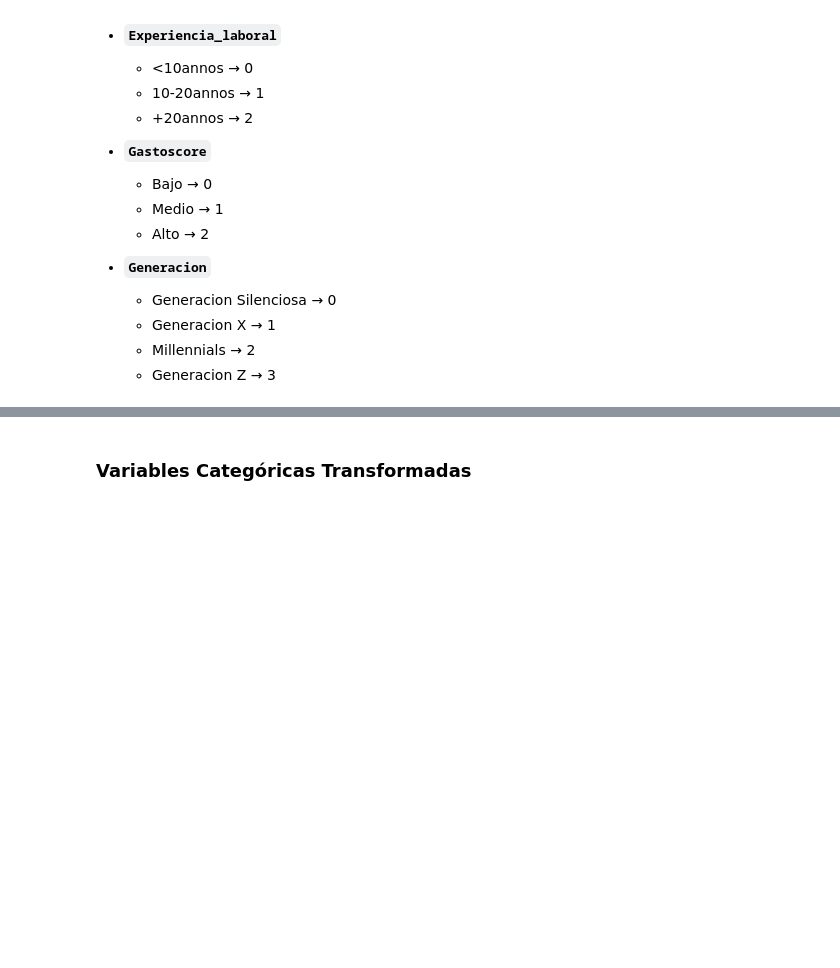
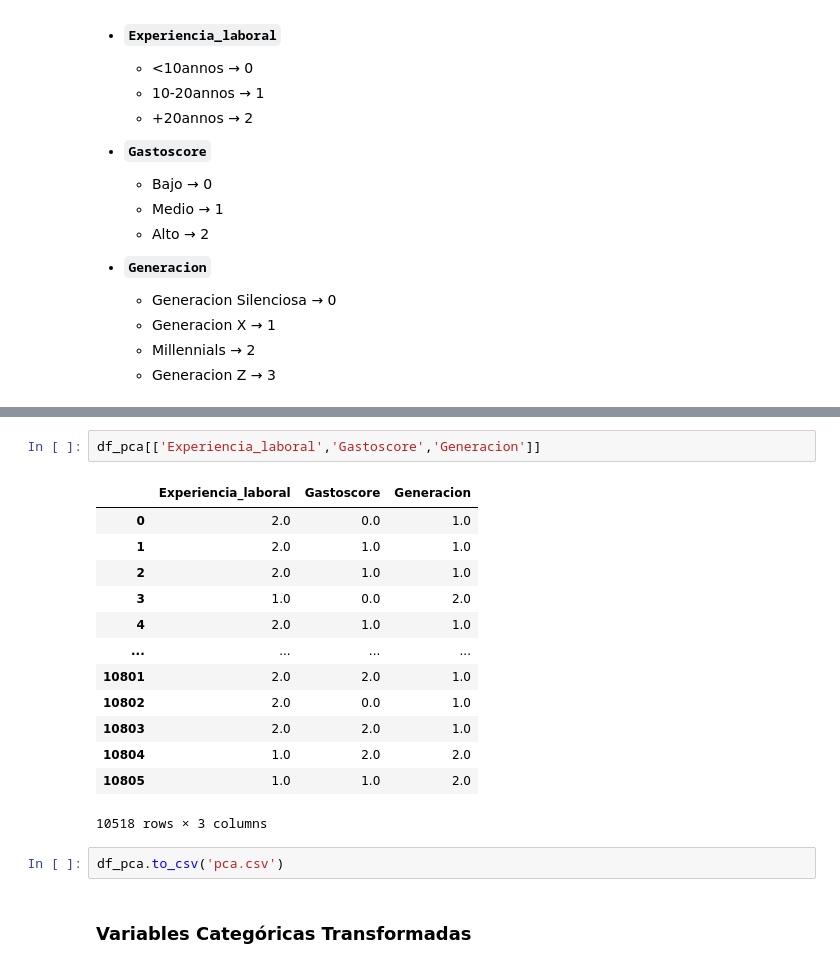
Before and after one commit to martinagg7/gd_pca, a Jupyter notebook: notebooks/01_cleaning.ipynb, the cells around one changed output, grey strips where cells are left out. Drawn from its saved outputs; the diff is of its cells as text; blank space fills up the shorter version.

```diff
--- a/notebooks/01_cleaning.ipynb
+++ b/notebooks/01_cleaning.ipynb
@@ -462,3 +488,21 @@ df_pca['Generacion'] = df_pca['Generacion'].map(map_generacion)
+# %%
+df_pca[['Experiencia_laboral','Gastoscore','Generacion']]
+# %% [output]
+|  | Experiencia_laboral | Gastoscore | Generacion |
+| 0 | 2.0 | 0.0 | 1.0 |
+| 1 | 2.0 | 1.0 | 1.0 |
+| 2 | 2.0 | 1.0 | 1.0 |
+| 3 | 1.0 | 0.0 | 2.0 |
+| 4 | 2.0 | 1.0 | 1.0 |
+| ... | ... | ... | ... |
+| 10801 | 2.0 | 2.0 | 1.0 |
+| 10802 | 2.0 | 0.0 | 1.0 |
+| 10803 | 2.0 | 2.0 | 1.0 |
+| 10804 | 1.0 | 2.0 | 2.0 |
+| 10805 | 1.0 | 1.0 | 2.0 |
+10518 rows × 3 columns
+# %%
+df_pca.to_csv('pca.csv')
 # %% [markdown]
 ### Variables Categóricas Transformadas
 # %%
```
Also changed, not shown: parts of 8 cells of this notebook, 4 other files.
